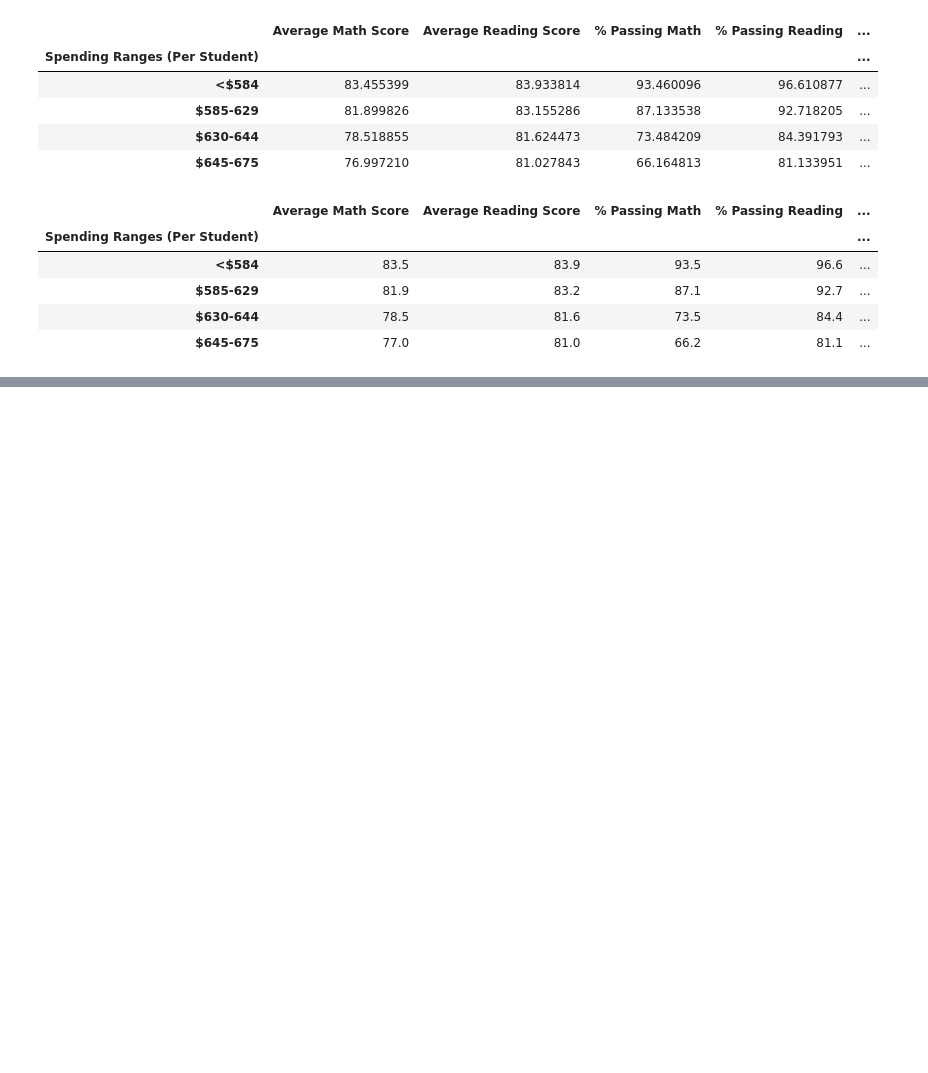
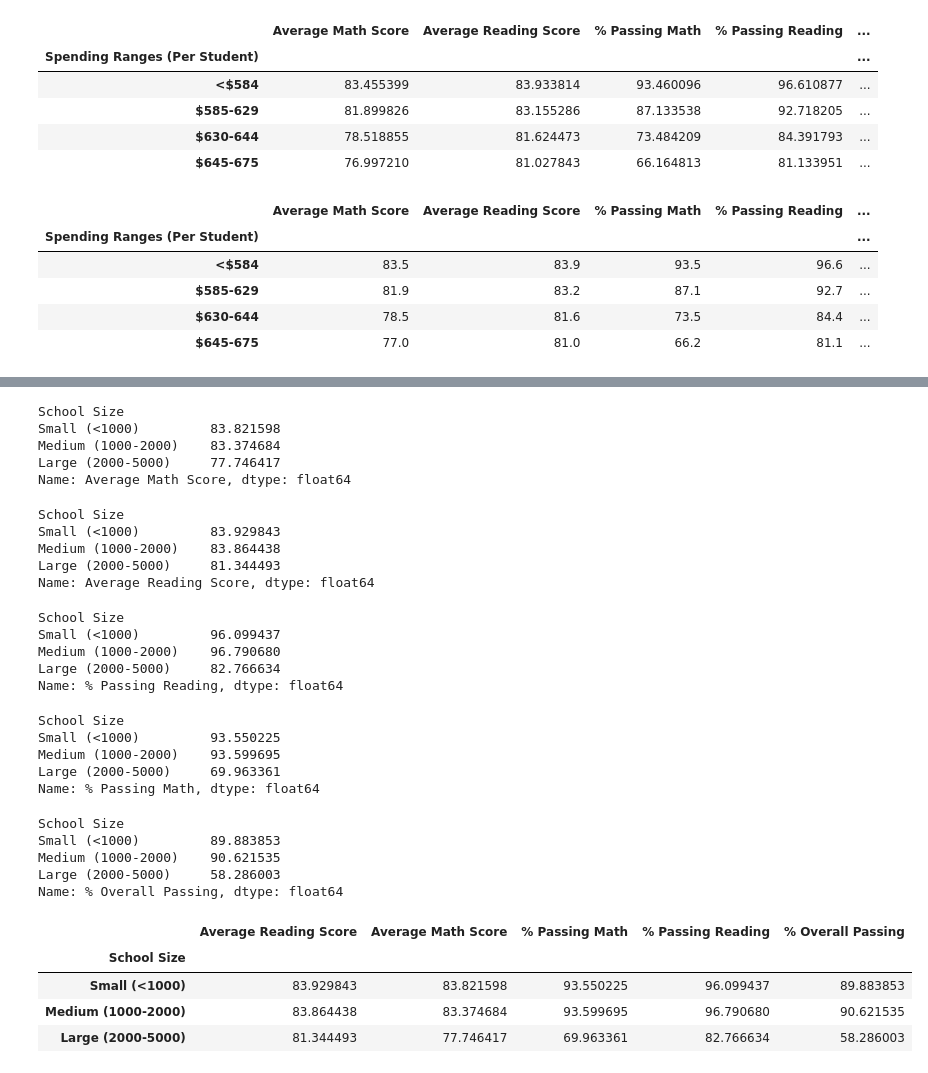
Before and after one commit to JoePizz/School_District_Analysis, a Jupyter notebook: PyCitySchools.ipynb, the cells around one changed output, grey strips where cells are left out. Drawn from its saved outputs; the diff is of its cells as text; code cells hidden in the pictures; blank space fills up the shorter version.

```diff
--- a/PyCitySchools.ipynb
+++ b/PyCitySchools.ipynb
@@ -1431,0 +1448,62 @@ spending_summary_df
+# %%
+# Calculate averages for th edesired columns.
+size_math_scores = per_school_summary_df.groupby(["School Size"]).mean()["Average Math Score"]
+size_math_scores
+# %% [output]
+School Size
+Small (<1000)         83.821598
+Medium (1000-2000)    83.374684
+Large (2000-5000)     77.746417
+Name: Average Math Score, dtype: float64
+# %%
+size_reading_scores = per_school_summary_df.groupby(["School Size"]).mean()["Average Reading Score"]
+size_reading_scores
+# %% [output]
+School Size
+Small (<1000)         83.929843
+Medium (1000-2000)    83.864438
+Large (2000-5000)     81.344493
+Name: Average Reading Score, dtype: float64
+# %%
+size_passing_reading = per_school_summary_df.groupby(["School Size"]).mean()["% Passing Reading"]
+size_passing_reading
+# %% [output]
+School Size
+Small (<1000)         96.099437
+Medium (1000-2000)    96.790680
+Large (2000-5000)     82.766634
+Name: % Passing Reading, dtype: float64
+# %%
+size_passing_math = per_school_summary_df.groupby(["School Size"]).mean()["% Passing Math"]
+size_passing_math
+# %% [output]
+School Size
+Small (<1000)         93.550225
+Medium (1000-2000)    93.599695
+Large (2000-5000)     69.963361
+Name: % Passing Math, dtype: float64
+# %%
+size_overall_passing = per_school_summary_df.groupby(["School Size"]).mean()["% Overall Passing"]
+size_overall_passing
+# %% [output]
+School Size
+Small (<1000)         89.883853
+Medium (1000-2000)    90.621535
+Large (2000-5000)     58.286003
+Name: % Overall Passing, dtype: float64
+# %%
+# Assemble into DataFrame.
+size_summary_df = pd.DataFrame({
+        "Average Reading Score": size_reading_scores,
+        "Average Math Score": size_math_scores,
+        "% Passing Math": size_passing_math,
+        "% Passing Reading": size_passing_reading,
+        "% Overall Passing": size_overall_passing})
+
+size_summary_df
+# %% [output]
+|  | Average Reading Score | Average Math Score | % Passing Math | % Passing Reading | % Overall Passing |
+| School Size |  |  |  |  |  |
+| Small (<1000) | 83.929843 | 83.821598 | 93.550225 | 96.099437 | 89.883853 |
+| Medium (1000-2000) | 83.864438 | 83.374684 | 93.599695 | 96.790680 | 90.621535 |
+| Large (2000-5000) | 81.344493 | 77.746417 | 69.963361 | 82.766634 | 58.286003 |
```
Also changed, not shown: parts of 3 cells of this notebook.
